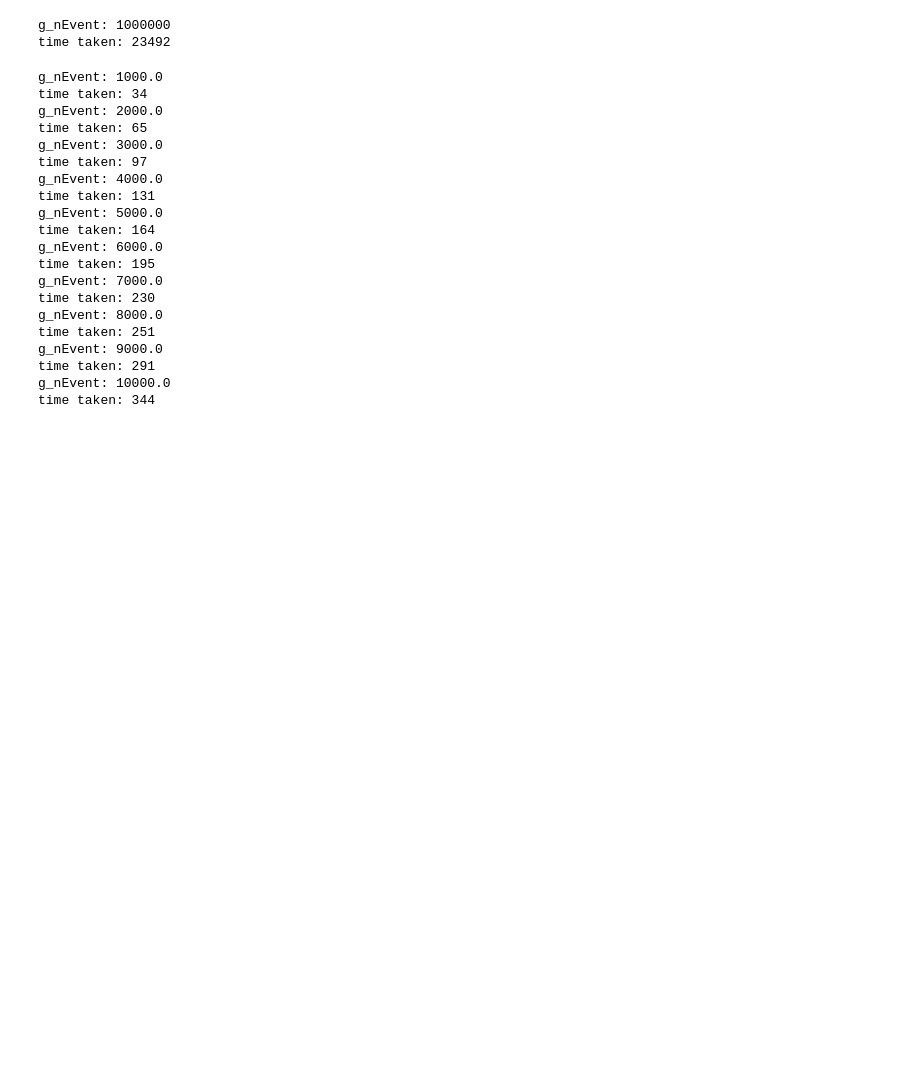
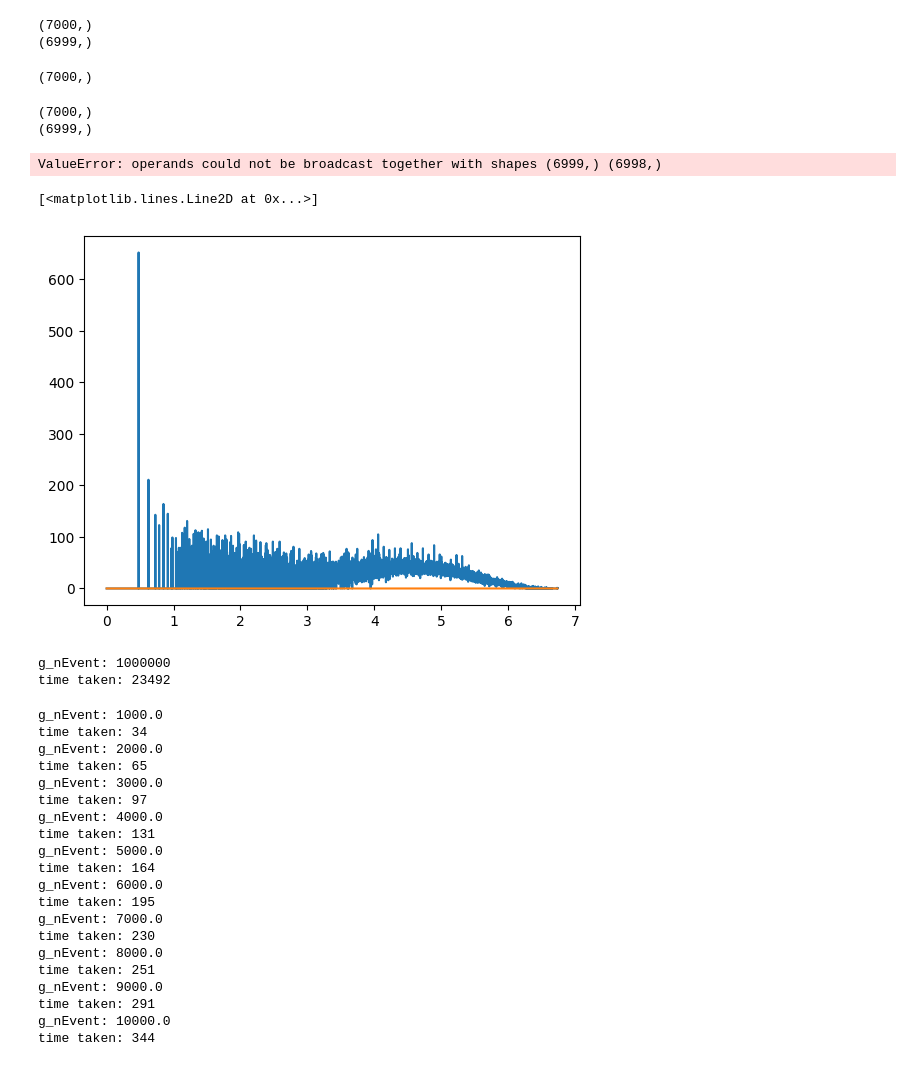
Before and after one commit to CauchyApprentice/Fluctuation-Analysis, a Jupyter notebook: main.ipynb, the cells around one changed output. Cells and saved outputs as stored; diff of their text form; code cells hidden in the pictures; blank space fills up the shorter version.

Commit message:
first attempt at data smearing

```diff
--- a/main.ipynb
+++ b/main.ipynb
@@ -14,6 +14,31 @@ from Settings import Settings, Setting, parameter, NLD
 from SimTool import sim
 from Func import func
 #MEHR STATISTIK!!!!
+# %%
+run = sim.read_run(Path(r"C:\RAINIER\sample_folder\fluctuation_analysis\FinishLineRuns\g_nEvent_120000"))
+# %%
+energy, data_dict = extract.get_fluct_data_spin(run, plot=False)
+data = data_dict[-1]
+# %% [output]
+(7000,)
+(6999,)
+# %%
+energy.shape
+# %% [output]
+(7000,)
+# %%
+parameter[Setting.exp_resolution] = 0.05
+energy, smeared_data = extract.spectrum_smeared(run, plot=False)
+# %% [output]
+(7000,)
+(6999,)
+ValueError: operands could not be broadcast together with shapes (6999,) (6998,)
+# %%
+plt.plot(energy, data)
+plt.plot(energy[:-1], smeared_data)
+# %% [output]
+[<matplotlib.lines.Line2D at 0x...>]
+[figure, added]
 # %%
 sim.pop.make_file(q=Settings.Q_76Ga,energy_bins=7000)
 # %%
```
Also changed, not shown: 1 other file.
